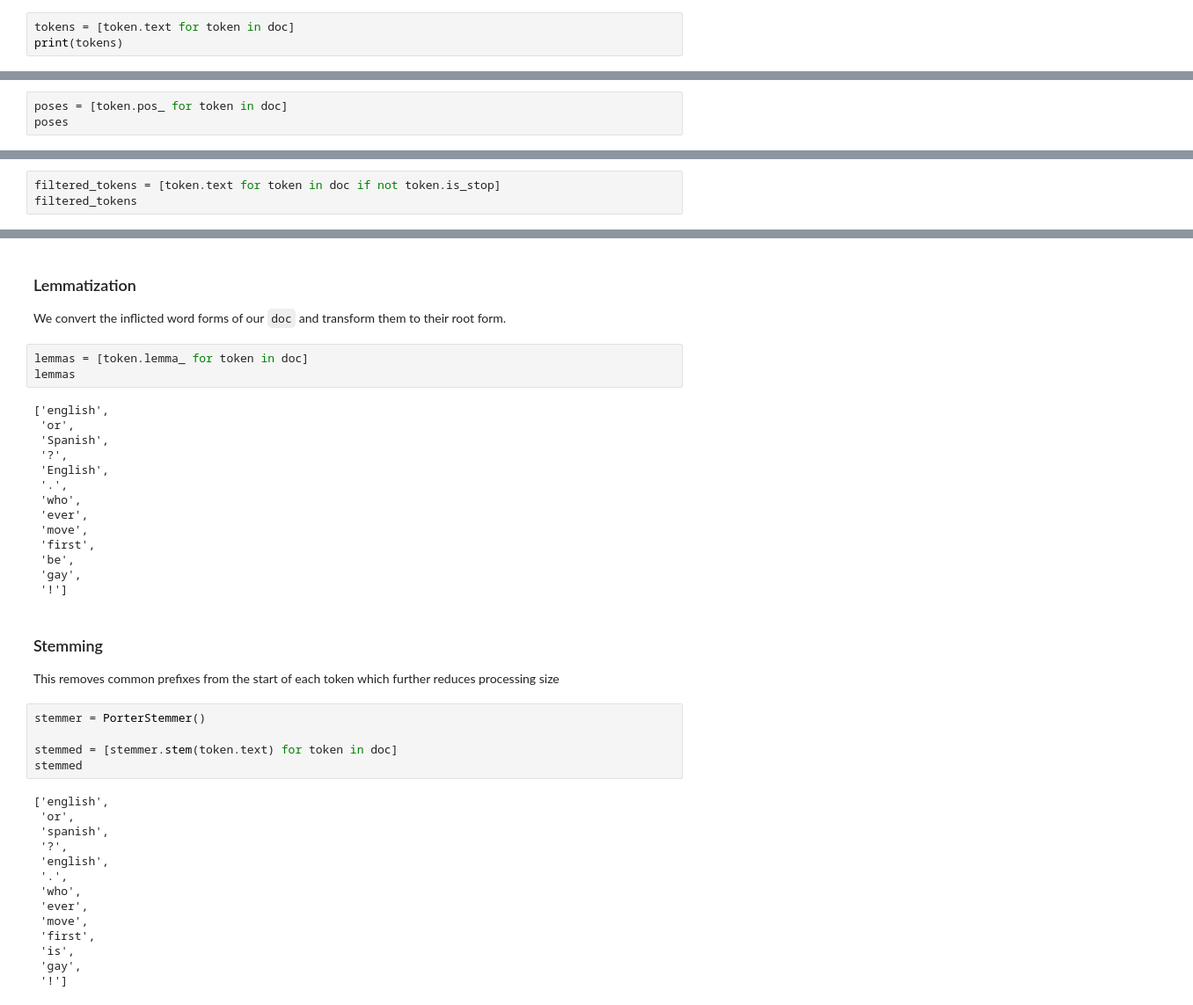
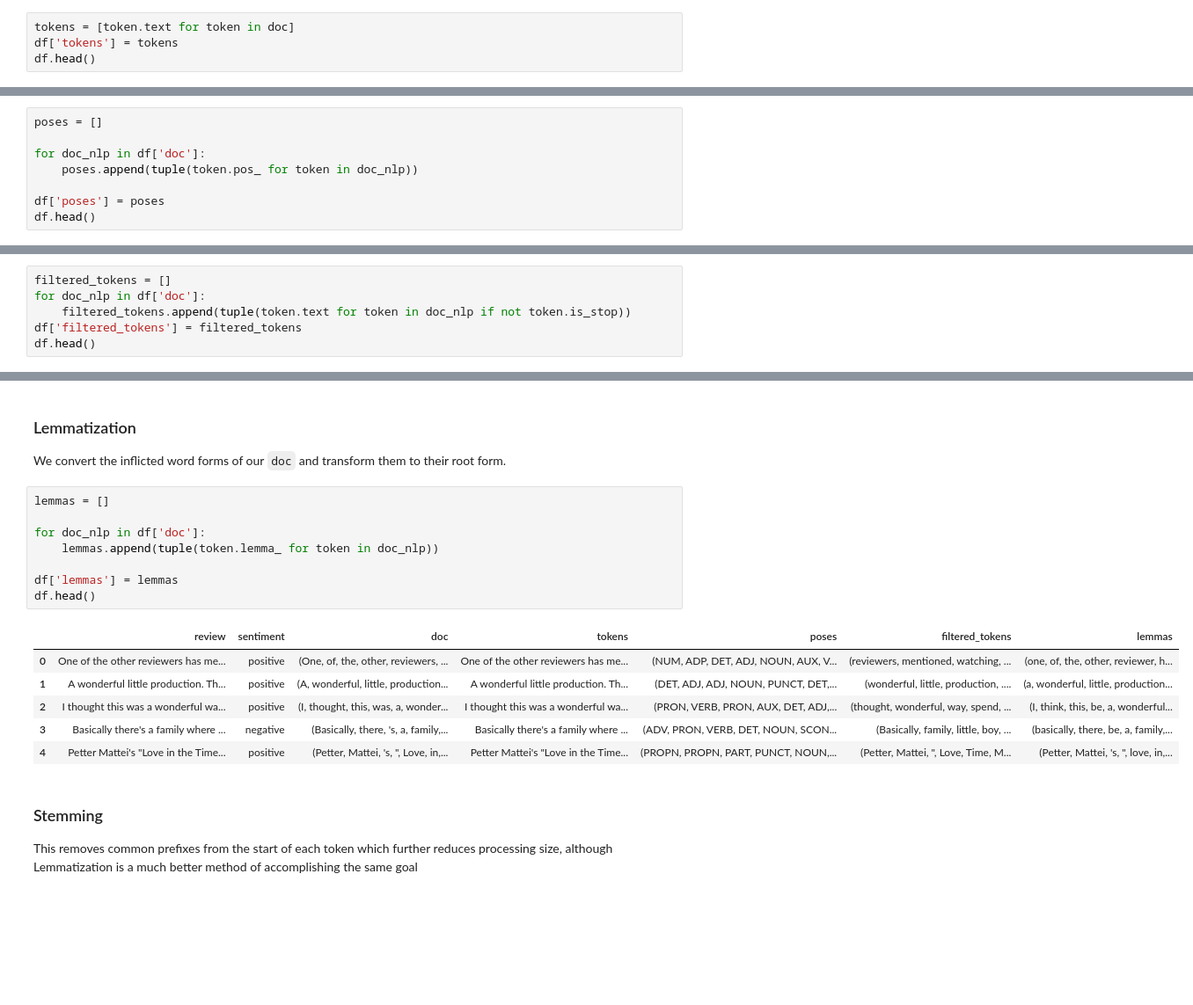
Before and after one commit to chanekarayush/Pict-Practicals, a Jupyter notebook: Assignment7/Assignment7.ipynb, the cells around one changed output, grey strips where cells are left out. Shown: that part at 88% size. Saved outputs shown, nothing was run; the diff lists cells and outputs as text; blank space fills up the shorter version.

Commit message:
reduced dataset and completed analysis

```diff
--- a/Assignment7/Assignment7.ipynb
+++ b/Assignment7/Assignment7.ipynb
@@ -59,4 +41,5 @@ gay
 # %%
 tokens = [token.text for token in doc]
-print(tokens)
+df['tokens'] = tokens
+df.head()
 # %% [output]
@@ -65,6 +53,11 @@ print(tokens)
 ### Part Of Speech Tagging
 Tagging each token with the appropriate part of speech i.e., `noun`, `verb`, `pronoun` etc.
 # %%
-poses = [token.pos_ for token in doc]
-poses
+poses = []
+
+for doc_nlp in df['doc']:
+    poses.append(tuple(token.pos_ for token in doc_nlp))
+
+df['poses'] = poses
+df.head()
 # %% [output]
@@ -85,6 +71,9 @@ poses
 ### Stop words removal
 spaCy provides a default list of stop words for various languages, including English, French, German, Spanish, and more.
 # %%
-filtered_tokens = [token.text for token in doc if not token.is_stop]
-filtered_tokens
+filtered_tokens = []
+for doc_nlp in df['doc']:
+    filtered_tokens.append(tuple(token.text for token in doc_nlp if not token.is_stop))
+df['filtered_tokens'] = filtered_tokens
+df.head()
 # %% [output]
@@ -93,41 +87,20 @@ filtered_tokens
 ### Lemmatization
 We convert the inflicted word forms of our `doc` and transform them to their root form.
 # %%
-lemmas = [token.lemma_ for token in doc]
-lemmas
+lemmas = []
+
+for doc_nlp in df['doc']:
+    lemmas.append(tuple(token.lemma_ for token in doc_nlp))
+
+df['lemmas'] = lemmas
+df.head()
 # %% [output]
-['english',
- 'or',
- 'Spanish',
- '?',
- 'English',
- '.',
- 'who',
- 'ever',
- 'move',
- 'first',
- 'be',
- 'gay',
- '!']
+|  | review | sentiment | doc | tokens | poses | filtered_tokens | lemmas |
+| 0 | One of the other reviewers has me... | positive | (One, of, the, other, reviewers, ... | One of the other reviewers has me... | (NUM, ADP, DET, ADJ, NOUN, AUX, V... | (reviewers, mentioned, watching, ... | (one, of, the, other, reviewer, h... |
+| 1 | A wonderful little production. Th... | positive | (A, wonderful, little, production... | A wonderful little production. Th... | (DET, ADJ, ADJ, NOUN, PUNCT, DET,... | (wonderful, little, production, .... | (a, wonderful, little, production... |
+| 2 | I thought this was a wonderful wa... | positive | (I, thought, this, was, a, wonder... | I thought this was a wonderful wa... | (PRON, VERB, PRON, AUX, DET, ADJ,... | (thought, wonderful, way, spend, ... | (I, think, this, be, a, wonderful... |
+| 3 | Basically there's a family where ... | negative | (Basically, there, 's, a, family,... | Basically there's a family where ... | (ADV, PRON, VERB, DET, NOUN, SCON... | (Basically, family, little, boy, ... | (basically, there, be, a, family,... |
+| 4 | Petter Mattei's "Love in the Time... | positive | (Petter, Mattei, 's, ", Love, in,... | Petter Mattei's "Love in the Time... | (PROPN, PROPN, PART, PUNCT, NOUN,... | (Petter, Mattei, ", Love, Time, M... | (Petter, Mattei, 's, ", love, in,... |
 # %% [markdown]
 ### Stemming
-This removes common prefixes from the start of each token which further reduces processing size
+This removes common prefixes from the start of each token which further reduces processing size, although Lemmatization is a much better method of accomplishing the same goal
-# %%
-stemmer = PorterStemmer()
-
-stemmed = [stemmer.stem(token.text) for token in doc]
-stemmed
-# %% [output]
-['english',
- 'or',
- 'spanish',
- '?',
- 'english',
- '.',
- 'who',
- 'ever',
- 'move',
- 'first',
- 'is',
- 'gay',
- '!']
```
Also changed, not shown: parts of 18 cells of this notebook, 2 other files.
